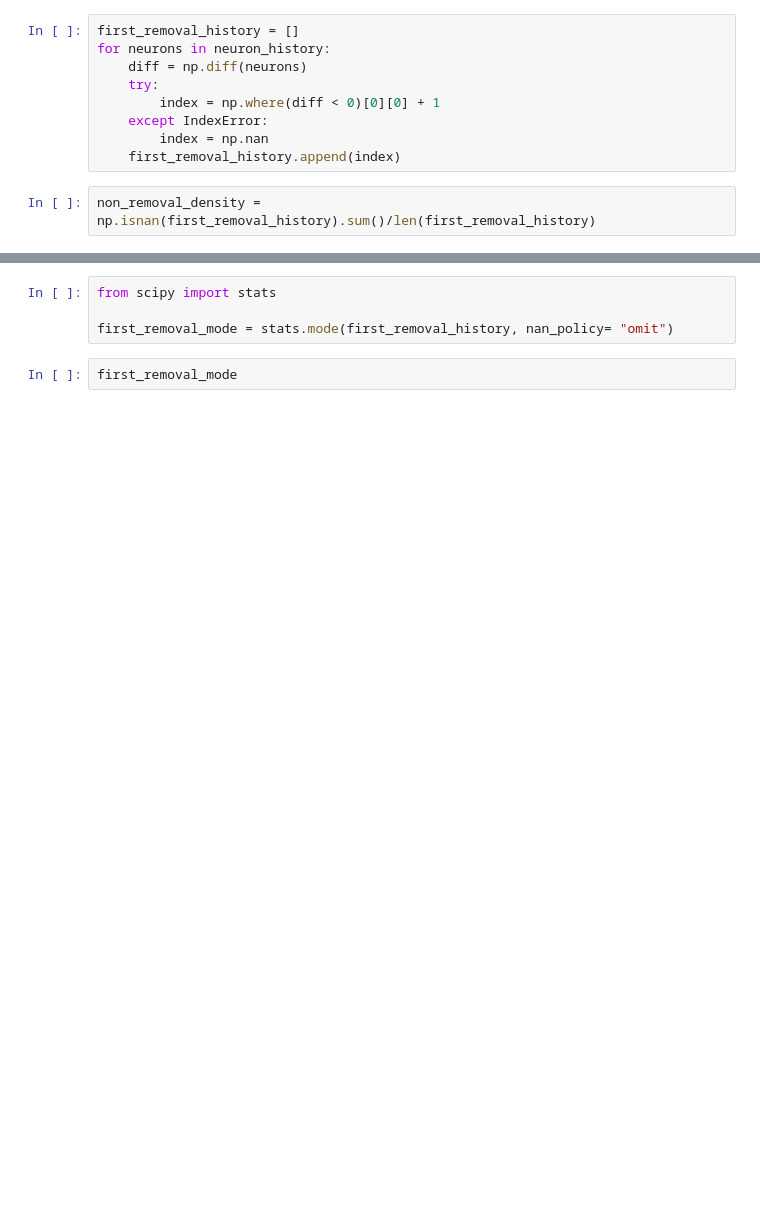
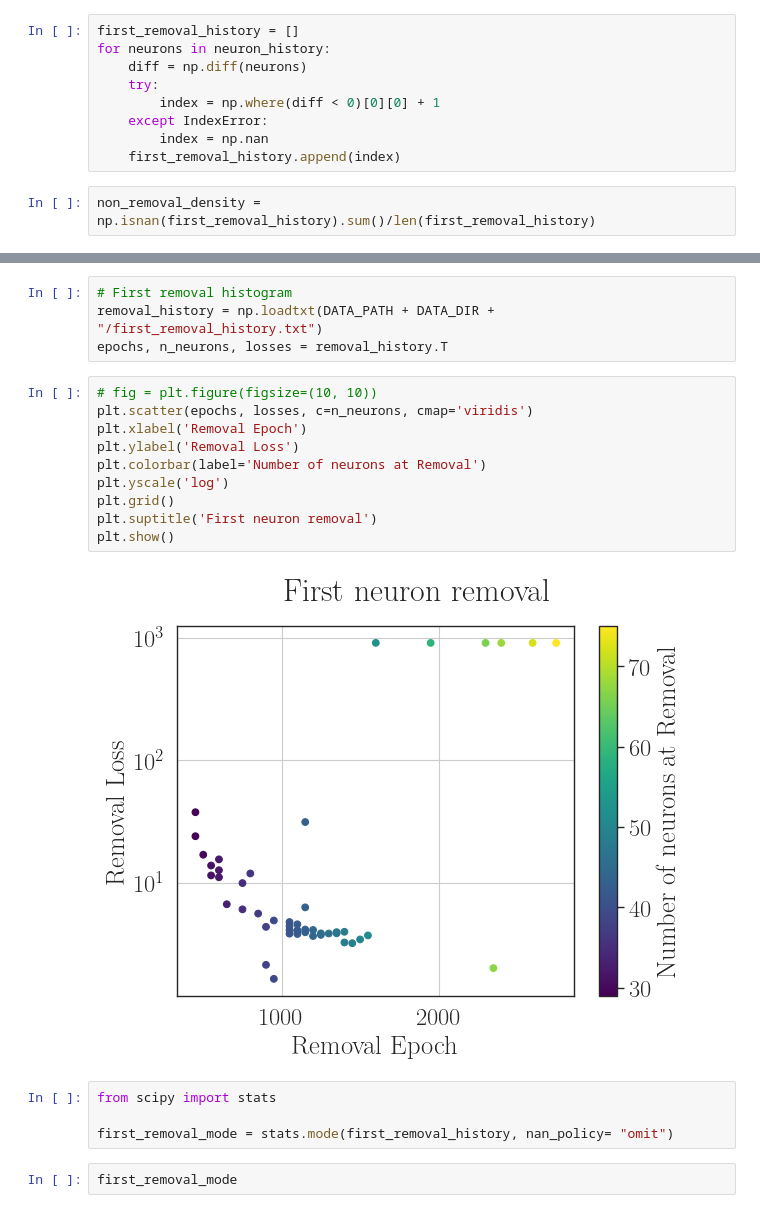
Before and after one commit to ParticularlyPythonicBS/NeuralNetworkEvolution, a Jupyter notebook: nbs/analysis/analysis.ipynb, the cells around one changed output, grey strips where cells are left out. Drawn from its saved outputs; the diff is of its cells as text; blank space fills up the shorter version.

```diff
--- a/nbs/analysis/analysis.ipynb
+++ b/nbs/analysis/analysis.ipynb
@@ -101,3 +92,19 @@ Text(0.5, 1.0, 'first neuron removal epoch')
+# %%
+# First removal histogram
+removal_history = np.loadtxt(DATA_PATH + DATA_DIR + "/first_removal_history.txt")
+epochs, n_neurons, losses = removal_history.T
+# %%
+# fig = plt.figure(figsize=(10, 10))
+plt.scatter(epochs, losses, c=n_neurons, cmap='viridis')
+plt.xlabel('Removal Epoch')
+plt.ylabel('Removal Loss')
+plt.colorbar(label='Number of neurons at Removal')
+plt.yscale('log')
+plt.grid()
+plt.suptitle('First neuron removal')
+plt.show()
+# %% [output]
+[figure, added]
 # %%
 from scipy import stats
 
```
Also changed, not shown: parts of 17 cells of this notebook, 24 other files.
